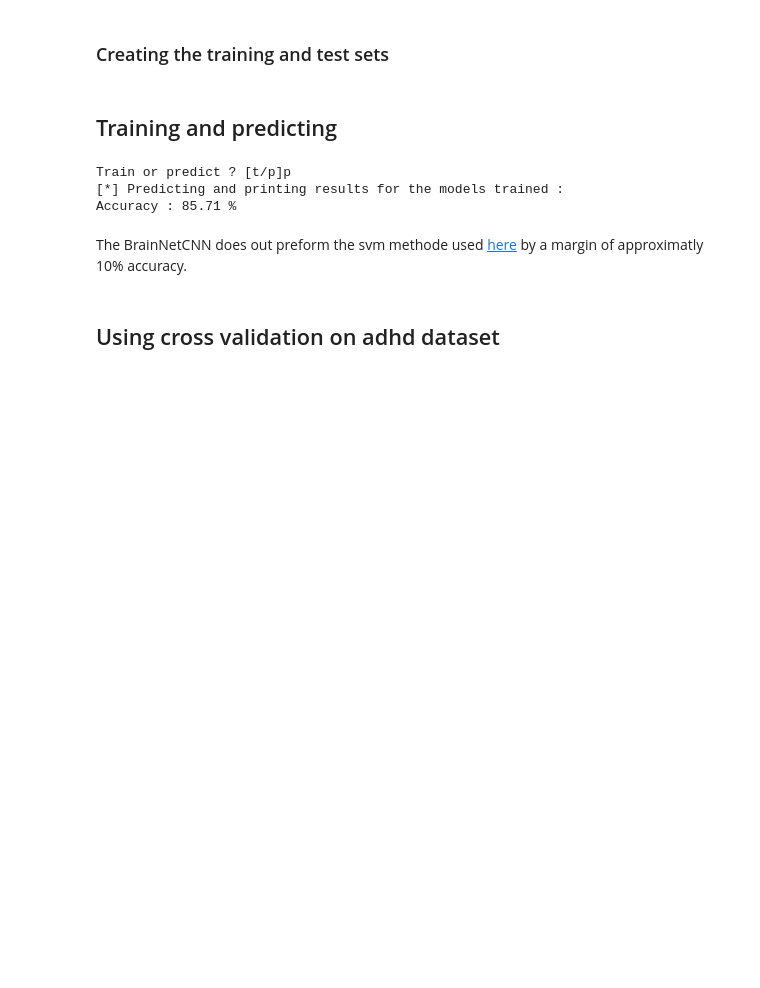
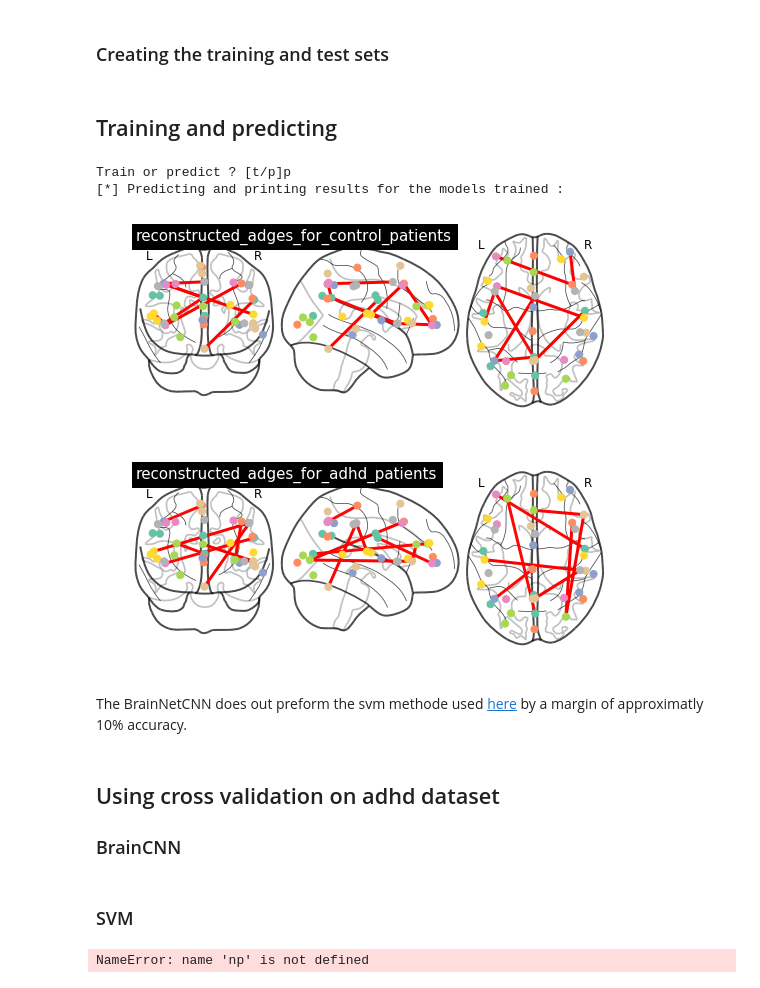
Before and after one commit to AmineEchraibi/BrainCNN, a Jupyter notebook: Applications of BrainNetCNN.ipynb, the cells around one changed output. Drawn from its saved outputs; the diff is of its cells as text; code cells hidden in the pictures; blank space fills up the shorter version.

Commit message:
visualizartion

```diff
--- a/Applications of BrainNetCNN.ipynb
+++ b/Applications of BrainNetCNN.ipynb
@@ -49,8 +53,8 @@ for func_file, confound_file, phenotypic in zip(
     adhd_labels.append(is_adhd)
 
 conn_measure = ConnectivityMeasure(kind="tangent")
-x_train = conn_measure.fit_transform(pooled_subjects)
-y_train = np.array(adhd_labels,dtype="float32")
+X = conn_measure.fit_transform(pooled_subjects)
+Y = np.array(adhd_labels,dtype="float32")
 # %% [markdown]
 ## Setting up the network archticeture
 Unlike the BrainNetCNN used to predict cognitive and motor score described [here](https://github.com/AmineEch/BrainCNN/blob/master/BrainNetCNN.ipynb), we opt for a less deeper network architecture considering the limited size of data to prevent overfitting, therefore we use one E2E layer instead of 2, with less units.
@@ -90,9 +94,8 @@ model.add(Dense(10,kernel_regularizer=reg,kernel_initializer=kernel_init))
 model.add(LeakyReLU(alpha=0.33))
 #print(model.output_shape)
 model.add(Dropout(0.5))
-model.add(Dense(1,kernel_regularizer=reg,kernel_initializer=kernel_init))
+model.add(Dense(2,activation = "softmax",kernel_regularizer=reg,kernel_initializer=kernel_init))
 model.add(Flatten())
-model.add(Activation('softmax'))
 model.summary()
 #print(model.output_shape)
 
@@ -121,28 +124,46 @@ _________________________________________________________________
 # %% [markdown]
 ### Creating the training and test sets
 # %%
-x_train = x_train.reshape(x_train.shape[0],x_train.shape[1],x_train.shape[2],1)
-x_train,x_test,y_train,y_test = train_test_split(x_train,y_train,test_size=0.33,random_state=42)
+X = X.reshape(X.shape[0],X.shape[1],X.shape[2],1)
+x_train,x_test,y_train,y_test = train_test_split(X,Y,test_size=0.33,random_state=42)
+y_train = to_categorical(y_train,2)
+y_test = to_categorical(y_test,2)
 # %% [markdown]
 ## Training and predicting
 # %%
 command = str(raw_input("Train or predict ? [t/p]"))
+from vis.visualization import visualize_activation
+from nilearn import plotting
 if command == "t":
     print("Training the model ...")
     history=model.fit(x_train,y_train,batch_size=1,nb_epoch=1000,verbose=1,callbacks=[csv_logger])
     model.save_weights("Weights/BrainCNNWeights_categ.h5")
 else:
     print("[*] Predicting and printing results for the models trained :")
     model.load_weights("Weights/BrainCNNWeights_categ.h5")
-    y_pred = model.predict(x_test)
-    print('Accuracy : ' + str("{0:.2f}".format(accuracy_score(y_test, y_pred)*100))+" %")
+    list1 = []
+    list0 = []
+    for xcurp in x_test:
+        heatmap1 = visualize_activation(model,layer_idx=-1, filter_indices=1, seed_input=xcurp,input_range = (0.,1.))[:,:,0]
+        heatmap0 = visualize_activation(model,layer_idx=-1, filter_indices=0, seed_input=xcurp,input_range = (0.,1.))[:,:,0]
+        list1.append(heatmap1.T+heatmap1)
+        list0.append(heatmap0.T+heatmap0)
+    list1 = np.stack(list1,axis=1)
+    list0 = np.stack(list0,axis=1)
+    mean_connectome_0 = list0.mean(axis=1)
+    mean_connectome_1 = list1.mean(axis=1)
+    %matplotlib inline
+    plotting.plot_connectome(mean_connectome_0,msdl_coords,title="reconstructed_adges_for_control_patients",edge_threshold = '99%')
+    plotting.plot_connectome(mean_connectome_1,msdl_coords,title="reconstructed_adges_for_adhd_patients",edge_threshold = '99%')
 # %% [output]
 Train or predict ? [t/p]p
 [*] Predicting and printing results for the models trained :
-Accuracy : 85.71 %
+[figure, added]
+[figure, added]
 # %% [markdown]
 The BrainNetCNN does out preform the svm methode used [here](https://nilearn.github.io/auto_examples/03_connectivity/plot_group_level_connectivity.html#sphx-glr-auto-examples-03-connectivity-plot-group-level-connectivity-py) by a margin of approximatly 10% accuracy.
 # %% [markdown]
 ## Using cross validation on adhd dataset
+### BrainCNN
 # %%
 skf = StratifiedKFold(y_train, n_folds=4, shuffle=True)
@@ -158 +177,12 @@ print(accuracy)
 print("mean accuracy :" + str(np.mean(accuracy)))
+# %% [markdown]
+### SVM
+# %%
+accuracyBCNN = np.array([])
+for i, (train, test) in enumerate(skf):
+    history = model.fit(x_train[train], y_train[train], batch_size=1, nb_epoch=1000, verbose=0, callbacks=[csv_logger])
+    y_pred = model.predict(x_train[test])
+    accuracyBCNN = np.append(accuracy,np.array([accuracy_score(y_train[test], y_pred) * 100]))
+    print('Accuracy : ' + str("{0:.2f}".format(accuracy_score(y_train[test], y_pred) * 100)) + " %")
+# %% [output]
+NameError: name 'np' is not defined
```
Also changed, not shown: parts of 4 cells of this notebook, 4 other files.
